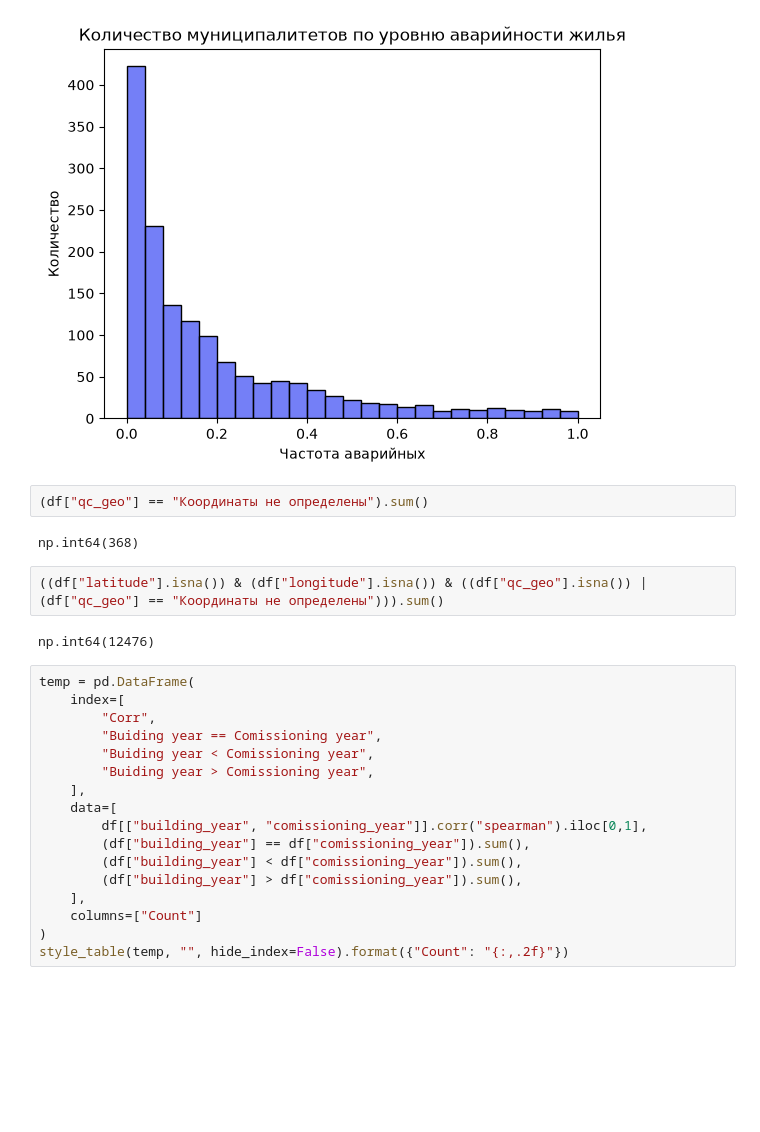
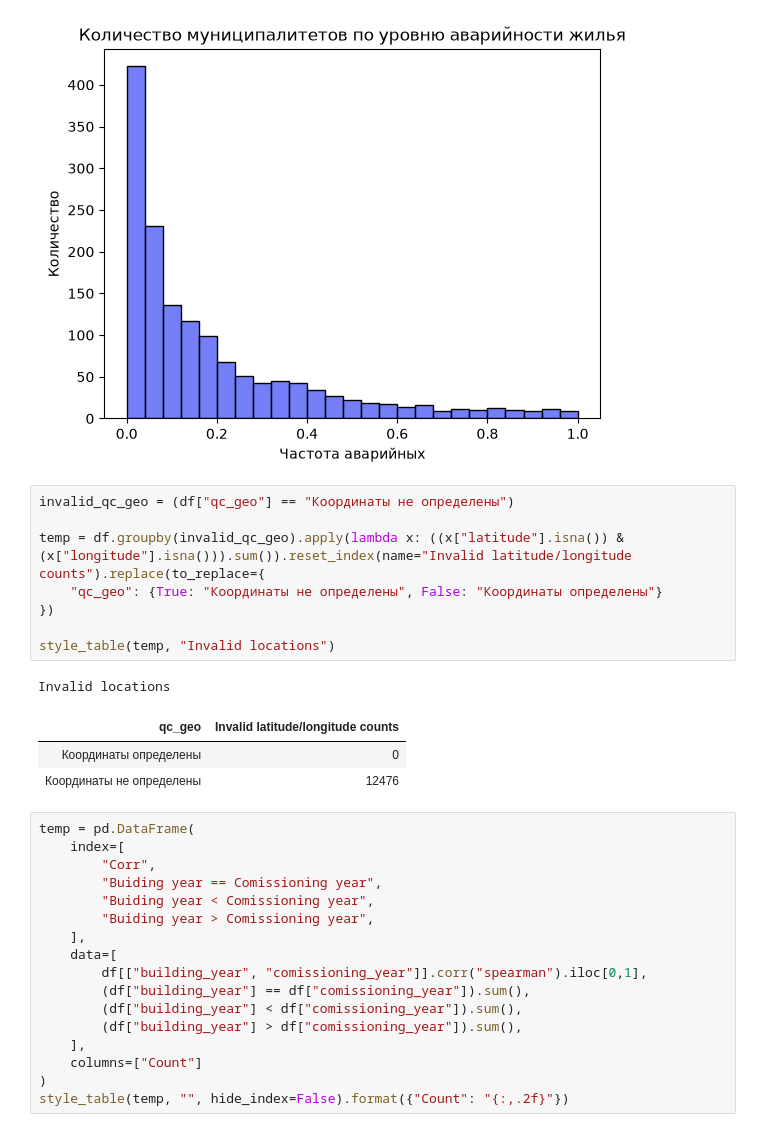
Before and after one commit to ascat41/HouseDeterioration, a Jupyter notebook: data_research.ipynb, the cells around one changed output. Drawn from its saved outputs; the diff is of its cells as text; blank space fills up the shorter version.

```diff
--- a/data_research.ipynb
+++ b/data_research.ipynb
@@ -867,14 +867,19 @@ plt.ylabel("Количество")
 plt.show()
 # %% [output]
 [figure]
-# %%
-(df["qc_geo"] == "Координаты не определены").sum()
-# %% [output]
-np.int64(368)
-# %%
-((df["latitude"].isna()) & (df["longitude"].isna()) & ((df["qc_geo"].isna()) | (df["qc_geo"] == "Координаты не определены"))).sum()
-# %% [output]
-np.int64(12476)
+# %%
+invalid_qc_geo = (df["qc_geo"] == "Координаты не определены")
+
+temp = df.groupby(invalid_qc_geo).apply(lambda x: ((x["latitude"].isna()) & (x["longitude"].isna())).sum()).reset_index(name="Invalid latitude/longitude counts").replace(to_replace={
+    "qc_geo": {True: "Координаты не определены", False: "Координаты определены"}
+})
+
+style_table(temp, "Invalid locations")
+# %% [output]
+Invalid locations
+| qc_geo | Invalid latitude/longitude counts |
+| Координаты определены | 0 |
+| Координаты не определены | 12476 |
 # %%
 temp = pd.DataFrame(
     index=[
```
